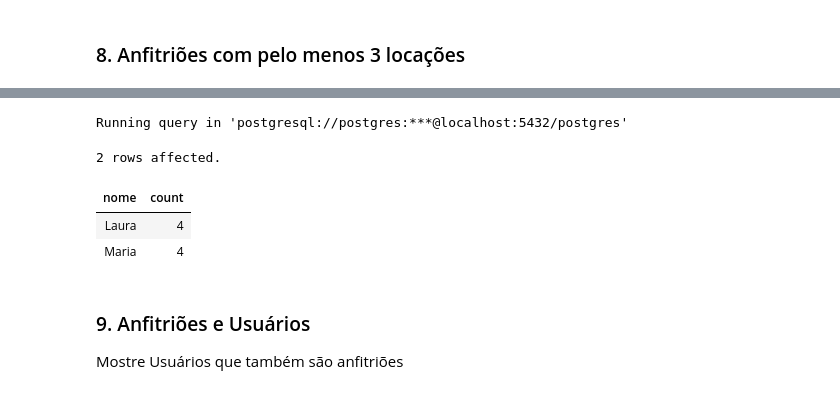
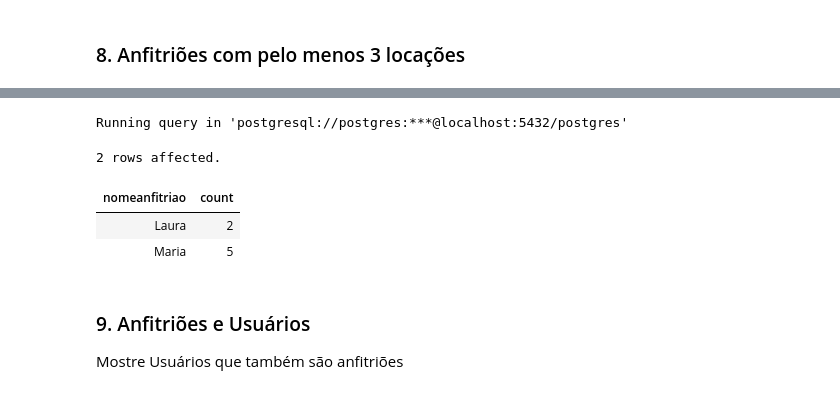
Before and after one commit to MiguelHenri/SCC0240, a Jupyter notebook: t1.ipynb, the cells around one changed output, grey strips where cells are left out. Cells and saved outputs as stored; diff of their text form; code cells hidden in the pictures.

```diff
--- a/t1.ipynb
+++ b/t1.ipynb
@@ -323,20 +362,28 @@ Running query in 'postgresql://postgres:***@localhost:5432/postgres'
 # %%
 %%sql
-SELECT Q.Nome, Q.Count FROM (
-    SELECT U.Nome, COUNT(P.ID) as Count
-    FROM Locacoes L
-    JOIN Propriedades P ON L.IDPropriedade = P.ID
-    JOIN Anfitrioes A ON P.IDProprietario = A.IDUsuario
+SELECT Q.NomeAnfitriao, COUNT(Q.NPropriedades) FROM (
+    SELECT
+        U.Nome AS NomeAnfitriao,
+        PUsuario.Nome AS NPropriedades,
+        Loc.Cidade, COUNT(L.ID) AS NLocacoes,
+        PLocacao.Nome AS NomePropriedade
+    FROM
+        Locacoes L
+    JOIN Propriedades PLocacao ON L.IDPropriedade = PLocacao.ID
+    JOIN Anfitrioes A ON PLocacao.IDProprietario = A.IDUsuario
     JOIN Usuarios U ON A.IDUsuario = U.ID
-    GROUP BY U.Nome
+    JOIN Propriedades PUsuario ON U.ID = PUsuario.IDProprietario
+    JOIN Localizacoes Loc ON Loc.ID = U.ID
+    GROUP BY NomeAnfitriao, NPropriedades, Cidade, NomePropriedade
 ) Q
-WHERE Q.Count >= 3
+WHERE Q.NLocacoes >= 3
+GROUP BY Q.NomeAnfitriao
 # %% [output]
 Running query in 'postgresql://postgres:***@localhost:5432/postgres'
 2 rows affected.
-| nome | count |
-| Laura | 4 |
-| Maria | 4 |
+| nomeanfitriao | count |
+| Laura | 2 |
+| Maria | 5 |
 # %% [markdown]
 ### 9. Anfitriões e Usuários
 Mostre Usuários que também são anfitriões
```
Also changed, not shown: parts of 2 cells of this notebook.
